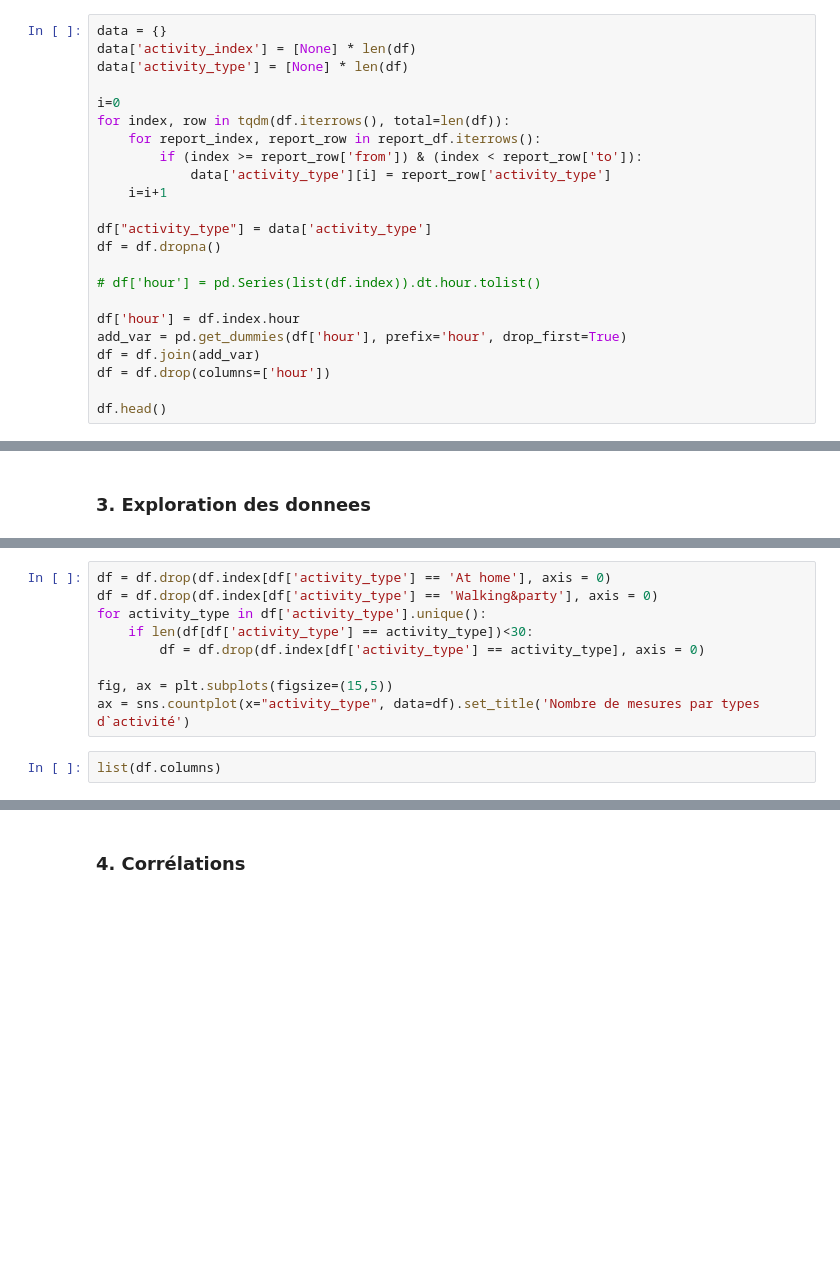
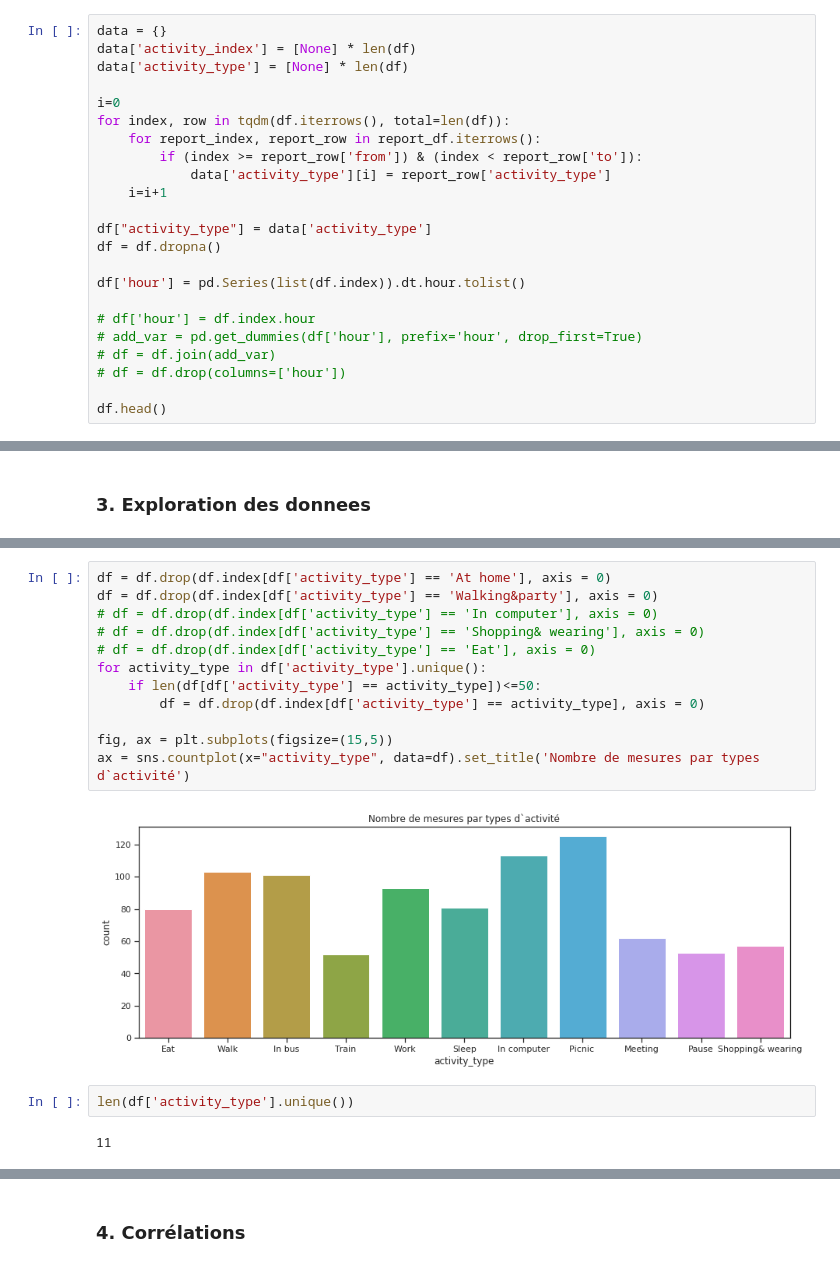
Before and after one commit to anthonygal/Analaysing_Human_Activity_From_IOT_Devices, a Jupyter notebook: Analyse_Smartwatch_Smartphone_Propre.ipynb, the cells around one changed output, grey strips where cells are left out. Drawn from its saved outputs; the diff is of its cells as text; blank space fills up the shorter version.

```diff
--- a/Analyse_Smartwatch_Smartphone_Propre.ipynb
+++ b/Analyse_Smartwatch_Smartphone_Propre.ipynb
@@ -196,11 +238,11 @@ for index, row in tqdm(df.iterrows(), total=len(df)):
 df["activity_type"] = data['activity_type']
 df = df.dropna()
 
-# df['hour'] = pd.Series(list(df.index)).dt.hour.tolist()
+df['hour'] = pd.Series(list(df.index)).dt.hour.tolist()
 
-df['hour'] = df.index.hour
-add_var = pd.get_dummies(df['hour'], prefix='hour', drop_first=True)
-df = df.join(add_var)
-df = df.drop(columns=['hour'])
+# df['hour'] = df.index.hour
+# add_var = pd.get_dummies(df['hour'], prefix='hour', drop_first=True)
+# df = df.join(add_var)
+# df = df.drop(columns=['hour'])
 
 df.head()
@@ -214,11 +286,18 @@ ax = sns.countplot(x="activity_type", data=df).set_title('Nombre de mesures par
 # %%
 df = df.drop(df.index[df['activity_type'] == 'At home'], axis = 0)
 df = df.drop(df.index[df['activity_type'] == 'Walking&party'], axis = 0)
+# df = df.drop(df.index[df['activity_type'] == 'In computer'], axis = 0)
+# df = df.drop(df.index[df['activity_type'] == 'Shopping& wearing'], axis = 0)
+# df = df.drop(df.index[df['activity_type'] == 'Eat'], axis = 0)
 for activity_type in df['activity_type'].unique():
-    if len(df[df['activity_type'] == activity_type])<30:
+    if len(df[df['activity_type'] == activity_type])<=50:
         df = df.drop(df.index[df['activity_type'] == activity_type], axis = 0)
 
 fig, ax = plt.subplots(figsize=(15,5))
 ax = sns.countplot(x="activity_type", data=df).set_title('Nombre de mesures par types d`activité')
+# %% [output]
+[figure, added]
-# %%
-list(df.columns)
+# %%
+len(df['activity_type'].unique())
+# %% [output]
+11
```
Also changed, not shown: parts of 30 cells of this notebook.
